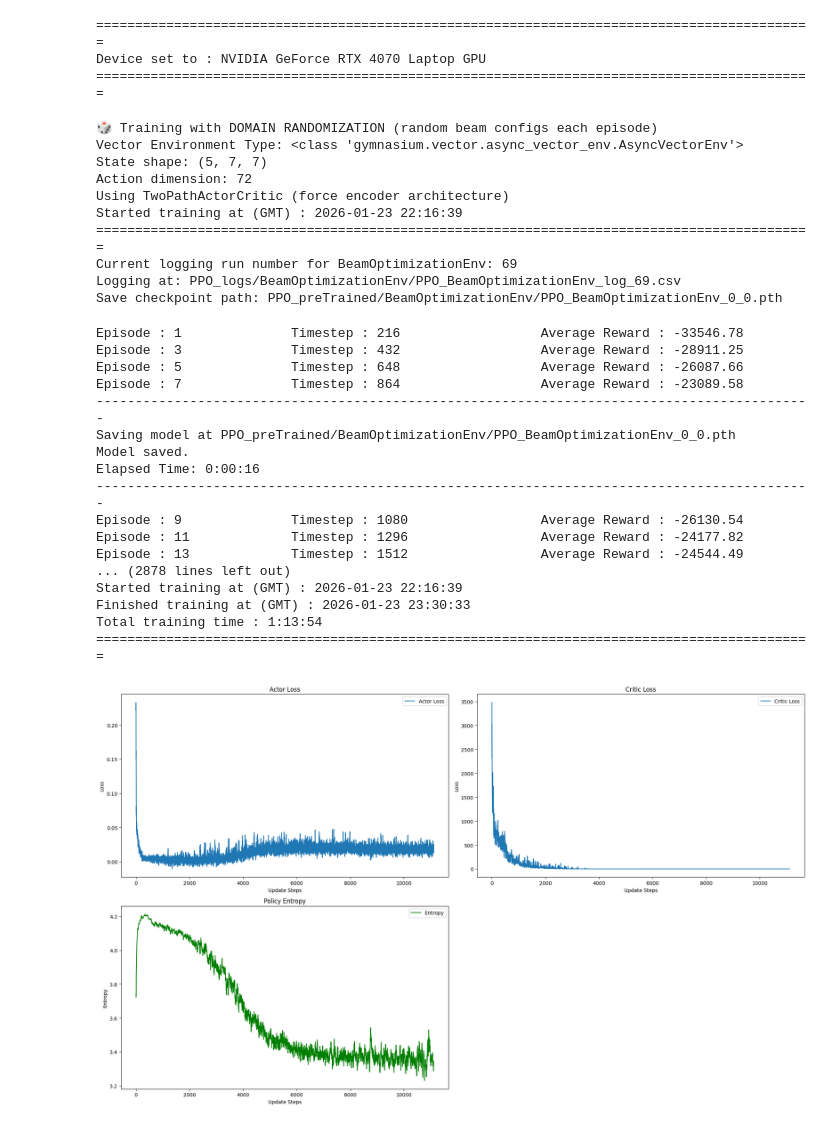
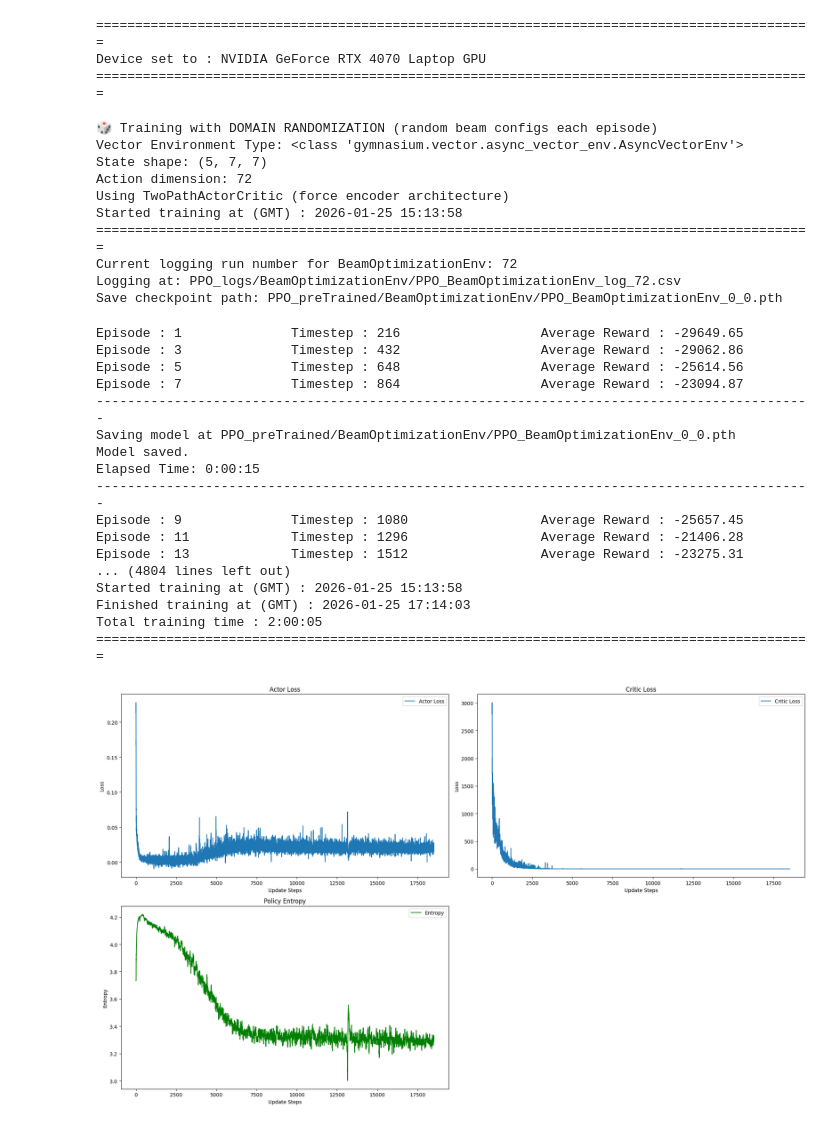
Before and after one commit to miho97/structural_optimization, a Jupyter notebook: src/ppo_main_cnn.ipynb, the cells around one changed output. Cells and saved outputs as stored; diff of their text form; code cells hidden in the pictures.

```diff
--- a/src/ppo_main_cnn.ipynb
+++ b/src/ppo_main_cnn.ipynb
@@ -96,7 +96,7 @@ if __name__ == "__main__":
     action_dim = 2 * width * height  # Assuming discrete actions: increase or decrease each cell
     has_continuous_action_space = False
     max_ep_len = width * height * 3  # 108 steps per episode
-    max_training_timesteps = int(3e5)  # Increased for 6 beam types (was 2e4 for 2 types)
+    max_training_timesteps = int(5e5)  # Increased for 6 beam types (was 2e4 for 2 types)
     update_timestep = max_ep_len  # Update PPO every 'update_timestep' timesteps
 
     # Action std decay parameters (only for continuous action spaces)
@@ -300,49 +300,49 @@ if __name__ == "__main__":
         log_running_episodes += 1
 
         i_episode += 1
 
     # Close environments after training
     vector_env.close()
 
     # Print total training time
     end_time = datetime.now().replace(microsecond=0)
     print("============================================================================================")
     print("Started training at (GMT) :", start_time)
     print("Finished training at (GMT) :", end_time)
     print(f"Total training time : {end_time - start_time}")
     print("============================================================================================")
 
     # Plot training metrics
     ppo_agent.plot_metrics()
 # %% [output]
 🎲 Training with DOMAIN RANDOMIZATION (random beam configs each episode)
 Vector Environment Type: <class 'gymnasium.vector.async_vector_env.AsyncVectorEnv'>
 State shape: (5, 7, 7)
 Action dimension: 72
 Using TwoPathActorCritic (force encoder architecture)
-Started training at (GMT) : 2026-01-23 22:16:39
+Started training at (GMT) : 2026-01-25 15:13:58
 ============================================================================================
-Current logging run number for BeamOptimizationEnv: 69
-Logging at: PPO_logs/BeamOptimizationEnv/PPO_BeamOptimizationEnv_log_69.csv
+Current logging run number for BeamOptimizationEnv: 72
+Logging at: PPO_logs/BeamOptimizationEnv/PPO_BeamOptimizationEnv_log_72.csv
 Save checkpoint path: PPO_preTrained/BeamOptimizationEnv/PPO_BeamOptimizationEnv_0_0.pth
-Episode : 1              Timestep : 216                  Average Reward : -33546.78
-Episode : 3              Timestep : 432                  Average Reward : -28911.25
-Episode : 5              Timestep : 648                  Average Reward : -26087.66
-Episode : 7              Timestep : 864                  Average Reward : -23089.58
+Episode : 1              Timestep : 216                  Average Reward : -29649.65
+Episode : 3              Timestep : 432                  Average Reward : -29062.86
+Episode : 5              Timestep : 648                  Average Reward : -25614.56
+Episode : 7              Timestep : 864                  Average Reward : -23094.87
 --------------------------------------------------------------------------------------------
 Saving model at PPO_preTrained/BeamOptimizationEnv/PPO_BeamOptimizationEnv_0_0.pth
 Model saved.
-Elapsed Time: 0:00:16
+Elapsed Time: 0:00:15
 --------------------------------------------------------------------------------------------
-Episode : 9              Timestep : 1080                 Average Reward : -26130.54
-Episode : 11             Timestep : 1296                 Average Reward : -24177.82
-Episode : 13             Timestep : 1512                 Average Reward : -24544.49
-... (2878 lines left out)
-Started training at (GMT) : 2026-01-23 22:16:39
-Finished training at (GMT) : 2026-01-23 23:30:33
-Total training time : 1:13:54
+Episode : 9              Timestep : 1080                 Average Reward : -25657.45
+Episode : 11             Timestep : 1296                 Average Reward : -21406.28
+Episode : 13             Timestep : 1512                 Average Reward : -23275.31
+... (4804 lines left out)
+Started training at (GMT) : 2026-01-25 15:13:58
+Finished training at (GMT) : 2026-01-25 17:14:03
+Total training time : 2:00:05
 ============================================================================================
-[figure, old version]
+[figure, new version]
 # %%
 # ============ EVALUATION - Visualize optimized structure ============
 print("\n" + "="*80)
```
Also changed, not shown: parts of 1 cell of this notebook, 1 other file.
